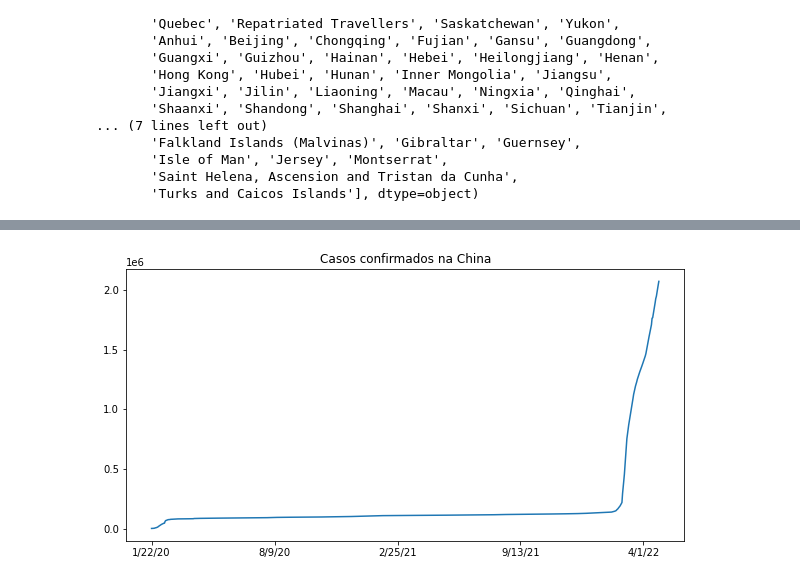
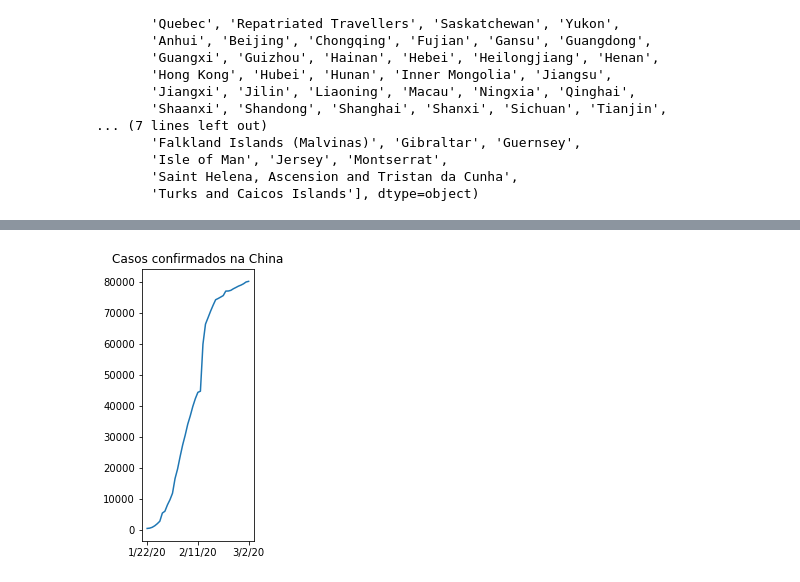
Before and after one commit to yorinori/Alura, a Jupyter notebook: Data_Science-analises_para_saude_e_medicina/Data_Science_e_Saude.ipynb, the cells around one changed output, grey strips where cells are left out. Saved outputs shown, nothing was run; the diff lists cells and outputs as text; code cells hidden in the pictures.

```diff
--- a/Data_Science-analises_para_saude_e_medicina/Data_Science_e_Saude.ipynb
+++ b/Data_Science-analises_para_saude_e_medicina/Data_Science_e_Saude.ipynb
@@ -3,6 +5,6 @@ import pandas as pd
 # %%
-confirmed = pd.read_csv("https://raw.githubusercontent.com/CSSEGISandData/COVID-19/master/csse_covid_19_data/csse_covid_19_time_series/time_series_covid19_confirmed_global.csv")
-confirmed
+confirmed_all_dates = pd.read_csv("https://raw.githubusercontent.com/CSSEGISandData/COVID-19/master/csse_covid_19_data/csse_covid_19_time_series/time_series_covid19_confirmed_global.csv")
+confirmed_all_dates
 # %% [output]
 |  | Province/State | Country/Region | Lat | Long | 1/22/20 | 1/23/20 | 1/24/20 | 1/25/20 | 1/26/20 | ... |
 | 0 | NaN | Afghanistan | 33.939110 | 67.709953 | 0 | 0 | 0 | 0 | 0 | ... |
@@ -19,0 +28,5 @@ confirmed
+# %%
+endpoint = confirmed_all_dates.columns.get_loc('3/2/20') + 1
+# %%
+confirmed = confirmed_all_dates.iloc[:, :endpoint]
+confirmed
@@ -258,9 +337,13 @@ confirmed_by_country.loc['Brazil'][2:].plot()
 # %%
 import matplotlib.pyplot as plt
 
-plt.figure(figsize=(10,5))
+""" Gráfico extremamente apertado
+    estamos sendo longe do adequado ao passar uma mensagem errada
+"""
+
+plt.figure(figsize=(2,5))
 confirmed_by_country.loc["China"][2:].plot()
 plt.title("Casos confirmados na China")
 plt.show()
 # %% [output]
-[figure, old version]
+[figure, new version]
```
Also changed, not shown: parts of 25 cells of this notebook.
